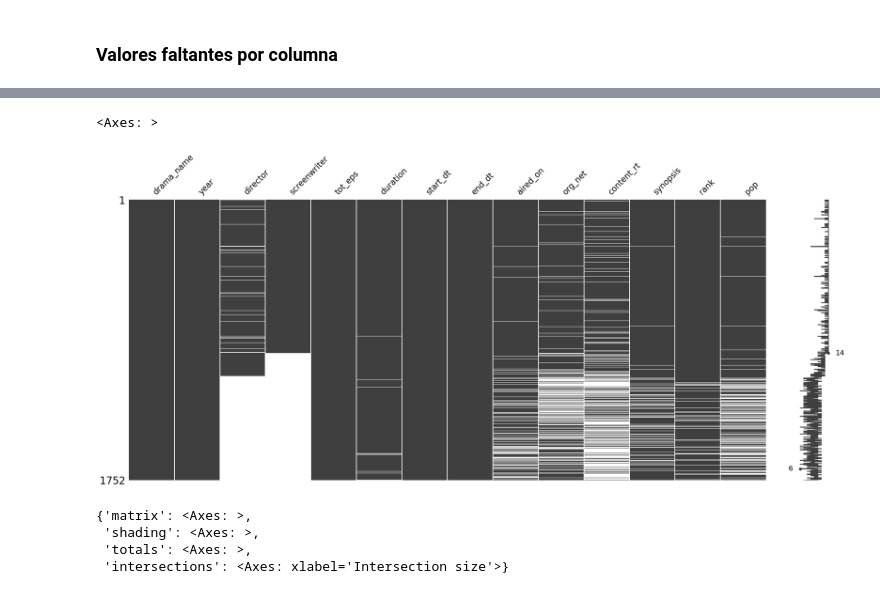
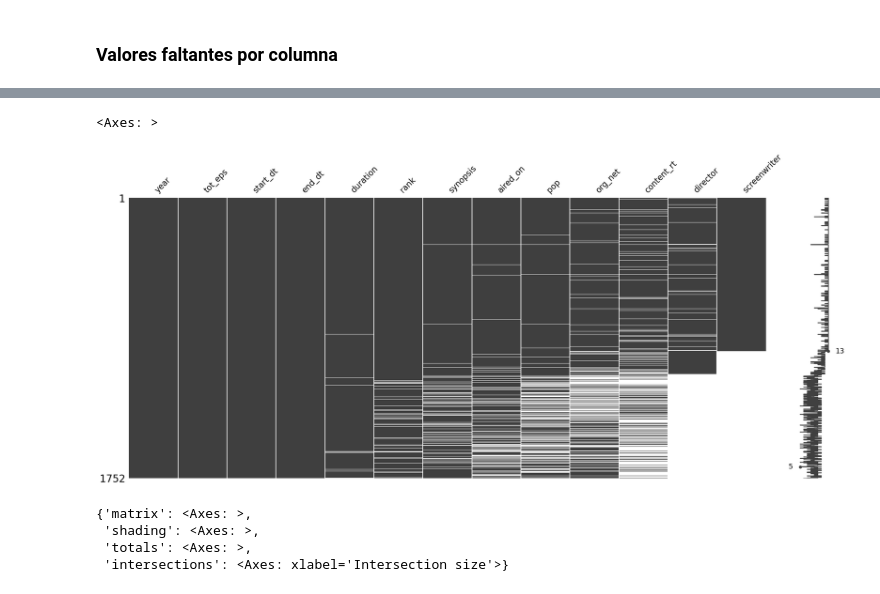
Before and after one commit to gfranciscoerazom/analysis-k-dramas, a Jupyter notebook: jupyternotebook/korean_drama.ipynb, the cells around one changed output, grey strips where cells are left out. Saved outputs shown, nothing was run; the diff lists cells and outputs as text; code cells hidden in the pictures.

```diff
--- a/jupyternotebook/korean_drama.ipynb
+++ b/jupyternotebook/korean_drama.ipynb
@@ -13,8 +35,8 @@ k_dramas: pd.DataFrame = (
         na_filter=True,
         na_values=[99999, 'Not Yet Rated']
     )
-    .drop(columns=['type', 'country'])
+    .drop(columns=['type', 'country', 'kdrama_id'])
 )
-k_dramas.set_index('kdrama_id', inplace=True)
+k_dramas.set_index('drama_name', inplace=True)
 k_dramas.head()
 # %% [output]
@@ -229,8 +267,8 @@ msno.matrix(df=k_dramas)
 # %%
-msno.matrix(df=k_dramas.sort_values(by=["screenwriter", "director"], ascending=False))
+msno.matrix(df=k_dramas.missing_data.df_sorted_by_na_count().sort_values(by=["screenwriter", "director"], ascending=False))
 # %% [output]
 <Axes: >
-[figure, old version]
+[figure, new version]
 # %%
 k_dramas.missing_data.upsetplot(
     orientation="vertical",
```
Also changed, not shown: parts of 37 cells of this notebook, 1 other file.
